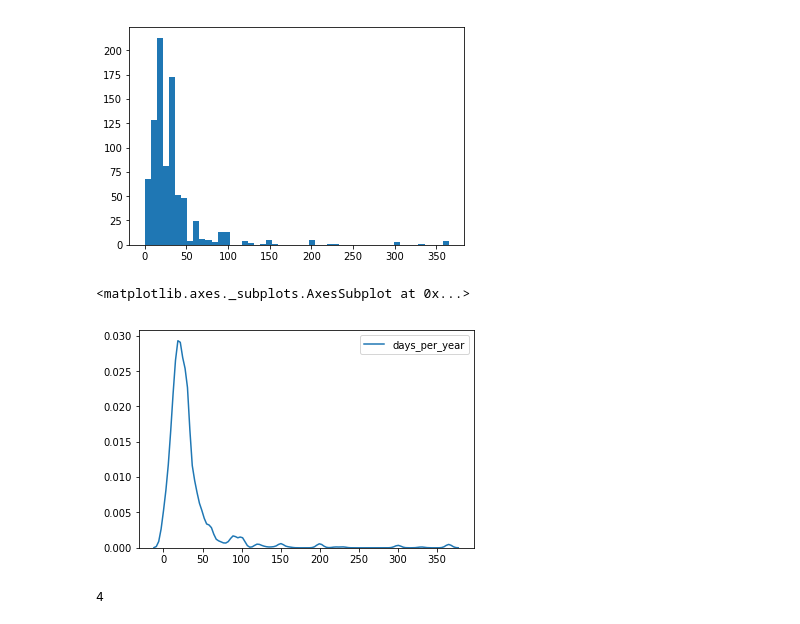
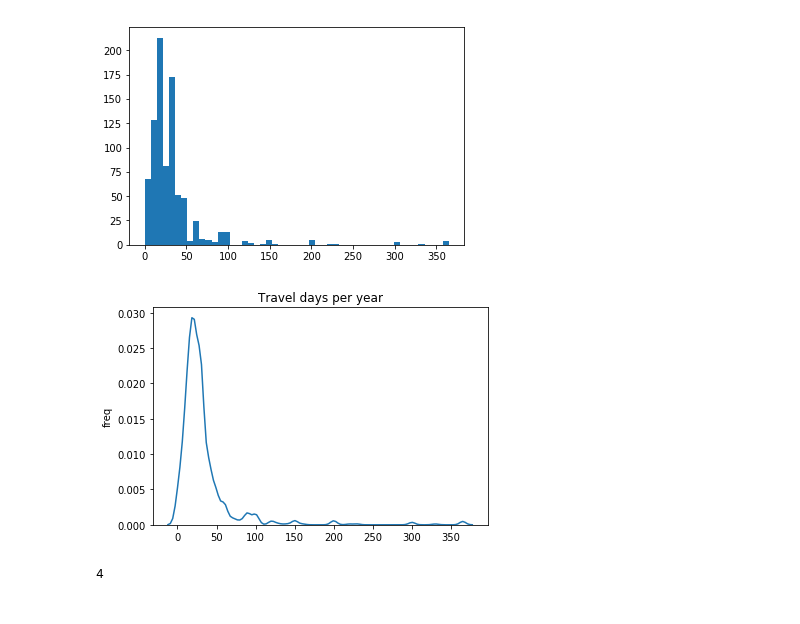
Before and after one commit to Ecboxer/travel, a Jupyter notebook: notebooks/explore.ipynb, the cells around one changed output. Saved outputs shown, nothing was run; the diff lists cells and outputs as text; code cells hidden in the pictures.

```diff
--- a/notebooks/explore.ipynb
+++ b/notebooks/explore.ipynb
@@ -396,11 +405,14 @@ axs.hist(df['days_per_year'], bins = 50)
         328.5, 335.8, 343.1, 350.4, 357.7, 365. ]),
  <a list of 50 Patch objects>)
 [figure]
-# %%
-sns.kdeplot(df['days_per_year'])
-# %% [output]
-<matplotlib.axes._subplots.AxesSubplot at 0x...>
-[figure, removed]
+# %%
+fig = sns.kdeplot(df['days_per_year'])
+fig.set_ylabel('freq')
+fig.set_title('Travel days per year')
+fig.legend_.remove()
+plt.savefig('../resources/daysPerYear.png')
+# %% [output]
+[figure, added]
 # %%
 df['Timestamp'][df['days_per_year'] == 365].count()
 # %% [output]
```
Also changed, not shown: parts of 5 cells of this notebook.
